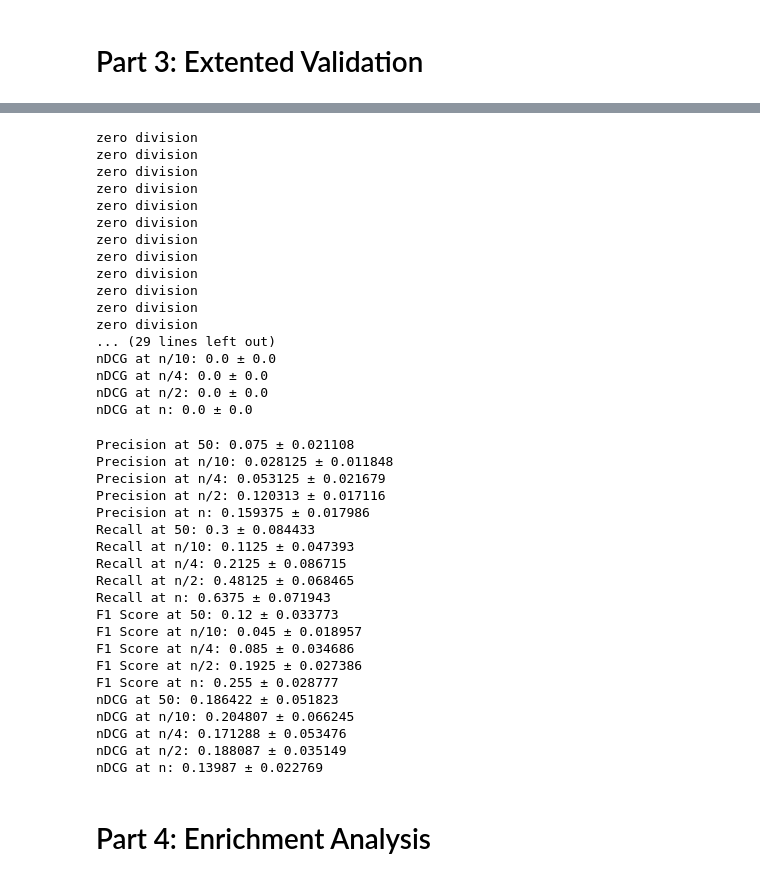
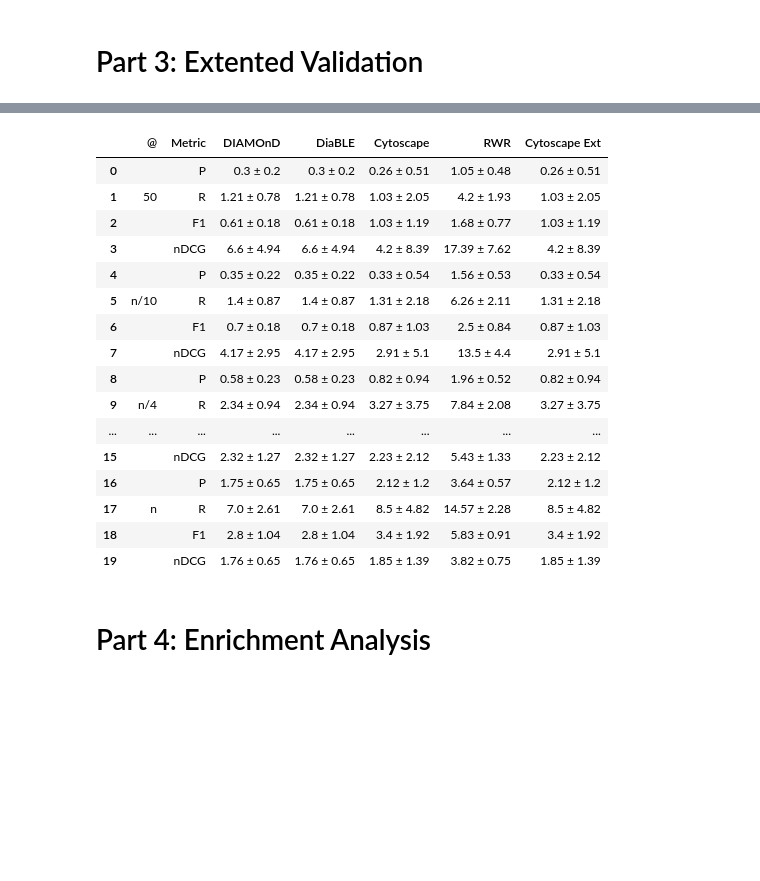
Before and after one commit to BI-TeamProject/Final_project, a Jupyter notebook: main.ipynb, the cells around one changed output, grey strips where cells are left out. Saved outputs shown, nothing was run; the diff lists cells and outputs as text; code cells hidden in the pictures; blank space fills up the shorter version.

Commit message:
dataframe is created

```diff
--- a/main.ipynb
+++ b/main.ipynb
@@ -251,43 +215,0 @@ nDCG at n: 0.0043 ± 0.009614
-# %%
-hga.return_metrics("cytoscape", pgenes_sub_graph, hs_disease_genes, ds_genes_train, ds_genes_test, print_flag=True, extended_val = True)
-# %% [output]
-zero division
-zero division
-zero division
-zero division
-zero division
-zero division
-zero division
-zero division
-zero division
-zero division
-zero division
-zero division
-... (29 lines left out)
-nDCG at n/10: 0.0 ± 0.0
-nDCG at n/4: 0.0 ± 0.0
-nDCG at n/2: 0.0 ± 0.0
-nDCG at n: 0.0 ± 0.0
-# %%
-hga.return_metrics("rwr", pgenes_sub_graph, hs_disease_genes, ds_genes_train, ds_genes_test, print_flag=True, extended_val = True)
-# %% [output]
-Precision at 50: 0.075 ± 0.021108
-Precision at n/10: 0.028125 ± 0.011848
-Precision at n/4: 0.053125 ± 0.021679
-Precision at n/2: 0.120313 ± 0.017116
-Precision at n: 0.159375 ± 0.017986
-Recall at 50: 0.3 ± 0.084433
-Recall at n/10: 0.1125 ± 0.047393
-Recall at n/4: 0.2125 ± 0.086715
-Recall at n/2: 0.48125 ± 0.068465
-Recall at n: 0.6375 ± 0.071943
-F1 Score at 50: 0.12 ± 0.033773
-F1 Score at n/10: 0.045 ± 0.018957
-F1 Score at n/4: 0.085 ± 0.034686
-F1 Score at n/2: 0.1925 ± 0.027386
-F1 Score at n: 0.255 ± 0.028777
-nDCG at 50: 0.186422 ± 0.051823
-nDCG at n/10: 0.204807 ± 0.066245
-nDCG at n/4: 0.171288 ± 0.053476
-nDCG at n/2: 0.188087 ± 0.035149
-nDCG at n: 0.13987 ± 0.022769
@@ -293,0 +220,3 @@ nDCG at n: 0.13987 ± 0.022769
+# %%
+results_df = hga.return_metrics("Cytoscape", pgenes_sub_graph, hs_disease_genes, ds_genes_train, ds_genes_test, print_flag=False, extended_val = True)
+results_df[["@",'Metric',"Cytoscape Ext"]]
@@ -294,3 +225,24 @@ nDCG at n: 0.13987 ± 0.022769
+# %%
+hga.dataframe_to_html(results_df)
+results_df
+# %% [output]
+|  | @ | Metric | DIAMOnD | DiaBLE | Cytoscape | RWR | Cytoscape Ext |
+| 0 |  | P | 0.3 ± 0.2 | 0.3 ± 0.2 | 0.26 ± 0.51 | 1.05 ± 0.48 | 0.26 ± 0.51 |
+| 1 | 50 | R | 1.21 ± 0.78 | 1.21 ± 0.78 | 1.03 ± 2.05 | 4.2 ± 1.93 | 1.03 ± 2.05 |
+| 2 |  | F1 | 0.61 ± 0.18 | 0.61 ± 0.18 | 1.03 ± 1.19 | 1.68 ± 0.77 | 1.03 ± 1.19 |
+| 3 |  | nDCG | 6.6 ± 4.94 | 6.6 ± 4.94 | 4.2 ± 8.39 | 17.39 ± 7.62 | 4.2 ± 8.39 |
+| 4 |  | P | 0.35 ± 0.22 | 0.35 ± 0.22 | 0.33 ± 0.54 | 1.56 ± 0.53 | 0.33 ± 0.54 |
+| 5 | n/10 | R | 1.4 ± 0.87 | 1.4 ± 0.87 | 1.31 ± 2.18 | 6.26 ± 2.11 | 1.31 ± 2.18 |
+| 6 |  | F1 | 0.7 ± 0.18 | 0.7 ± 0.18 | 0.87 ± 1.03 | 2.5 ± 0.84 | 0.87 ± 1.03 |
+| 7 |  | nDCG | 4.17 ± 2.95 | 4.17 ± 2.95 | 2.91 ± 5.1 | 13.5 ± 4.4 | 2.91 ± 5.1 |
+| 8 |  | P | 0.58 ± 0.23 | 0.58 ± 0.23 | 0.82 ± 0.94 | 1.96 ± 0.52 | 0.82 ± 0.94 |
+| 9 | n/4 | R | 2.34 ± 0.94 | 2.34 ± 0.94 | 3.27 ± 3.75 | 7.84 ± 2.08 | 3.27 ± 3.75 |
+| ... | ... | ... | ... | ... | ... | ... | ... |
+| 15 |  | nDCG | 2.32 ± 1.27 | 2.32 ± 1.27 | 2.23 ± 2.12 | 5.43 ± 1.33 | 2.23 ± 2.12 |
+| 16 |  | P | 1.75 ± 0.65 | 1.75 ± 0.65 | 2.12 ± 1.2 | 3.64 ± 0.57 | 2.12 ± 1.2 |
+| 17 | n | R | 7.0 ± 2.61 | 7.0 ± 2.61 | 8.5 ± 4.82 | 14.57 ± 2.28 | 8.5 ± 4.82 |
+| 18 |  | F1 | 2.8 ± 1.04 | 2.8 ± 1.04 | 3.4 ± 1.92 | 5.83 ± 0.91 | 3.4 ± 1.92 |
+| 19 |  | nDCG | 1.76 ± 0.65 | 1.76 ± 0.65 | 1.85 ± 1.39 | 3.82 ± 0.75 | 1.85 ± 1.39 |
 # %% [markdown]
 # Part 4: Enrichment Analysis
 # %%
```
Also changed, not shown: parts of 20 cells of this notebook, 4 other files.
